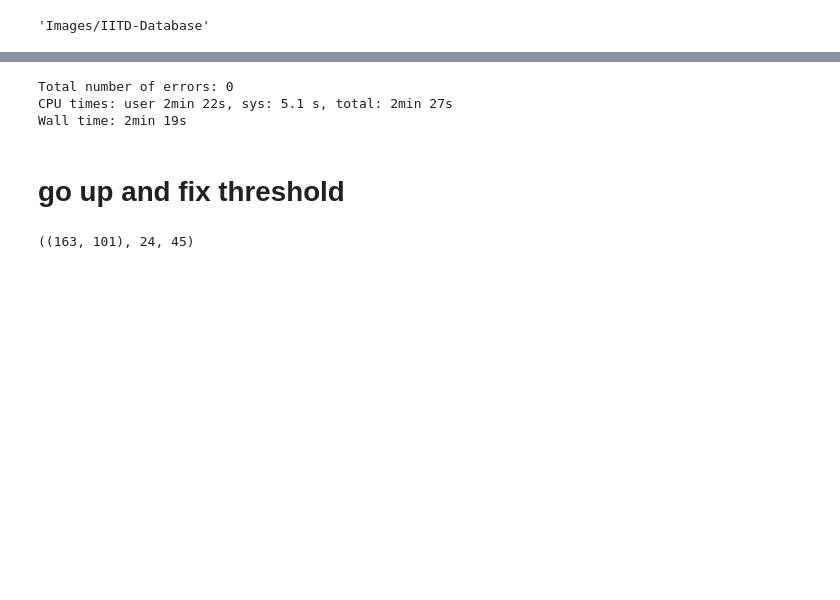
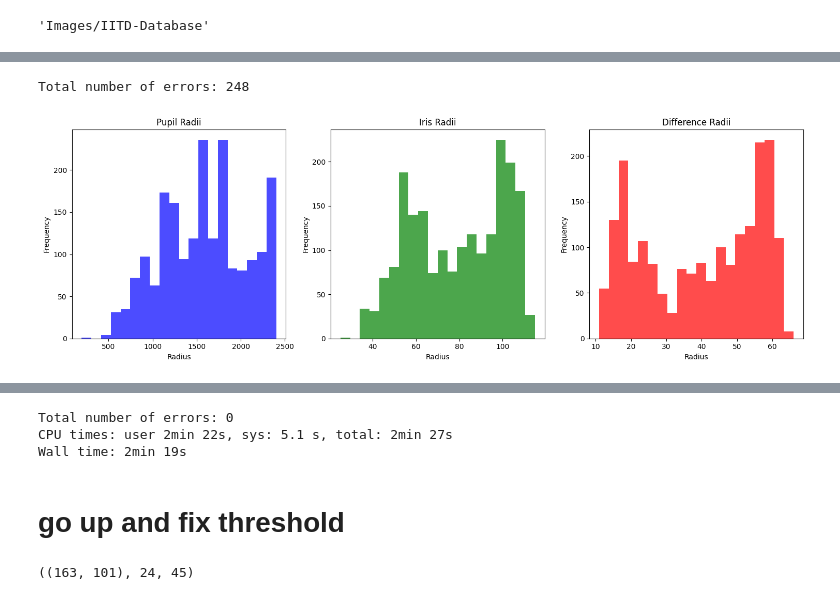
Before and after one commit to itmaybehimm/segmentation, a Jupyter notebook: functioned.ipynb, the cells around one changed output, grey strips where cells are left out. Cells and saved outputs as stored; diff of their text form; code cells hidden in the pictures; blank space fills up the shorter version.

```diff
--- a/functioned.ipynb
+++ b/functioned.ipynb
@@ -429,0 +473,35 @@ Wall time: 21.3 s
+# %%
+pupil_radii = []
+iris_radii = []
+diff_radii=[]
+source_folder = source_folder = "all-images-iit"
+get_radius_data_for_plot(source_folder)
+# %% [output]
+Total number of errors: 248
+# %%
+fig, axs = plt.subplots(1, 3, figsize=(15, 5))
+
+
+# Plot histograms
+axs[0].hist(np.square(pupil_radii), bins=20, color='blue', alpha=0.7)
+axs[0].set_title('Pupil Radii')
+axs[0].set_xlabel('Radius')
+axs[0].set_ylabel('Frequency')
+
+axs[1].hist(iris_radii, bins=20, color='green', alpha=0.7)
+axs[1].set_title('Iris Radii')
+axs[1].set_xlabel('Radius')
+axs[1].set_ylabel('Frequency')
+
+axs[2].hist(diff_radii, bins=20, color='red', alpha=0.7)
+axs[2].set_title('Difference Radii')
+axs[2].set_xlabel('Radius')
+axs[2].set_ylabel('Frequency')
+
+# Adjust layout
+plt.tight_layout()
+
+# Show plot
+plt.show()
+# %% [output]
+[figure, added]
```
Also changed, not shown: parts of 8 cells of this notebook, 4 other files.
